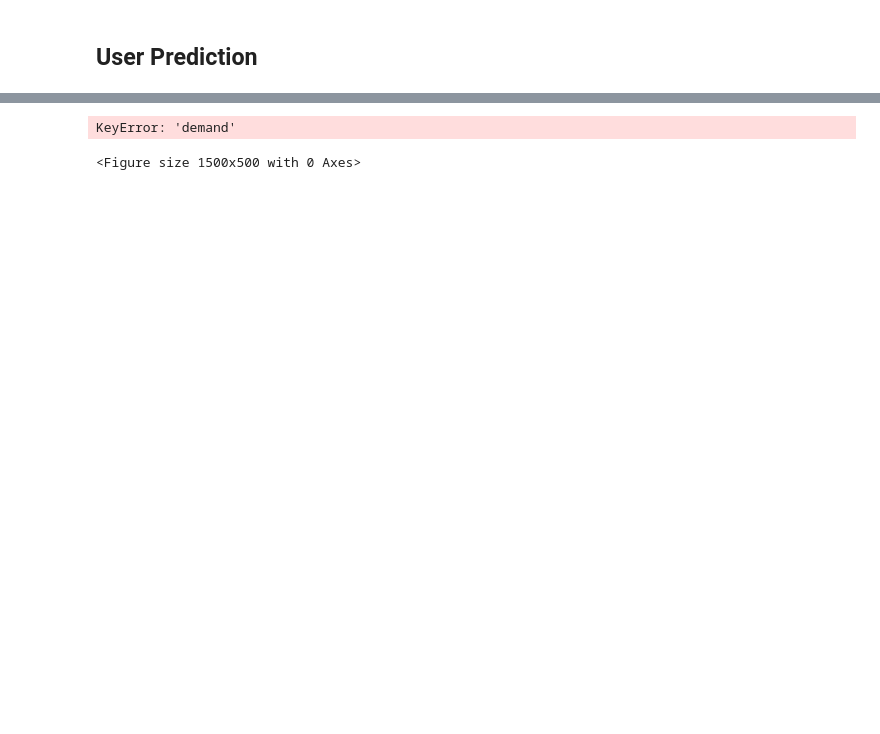
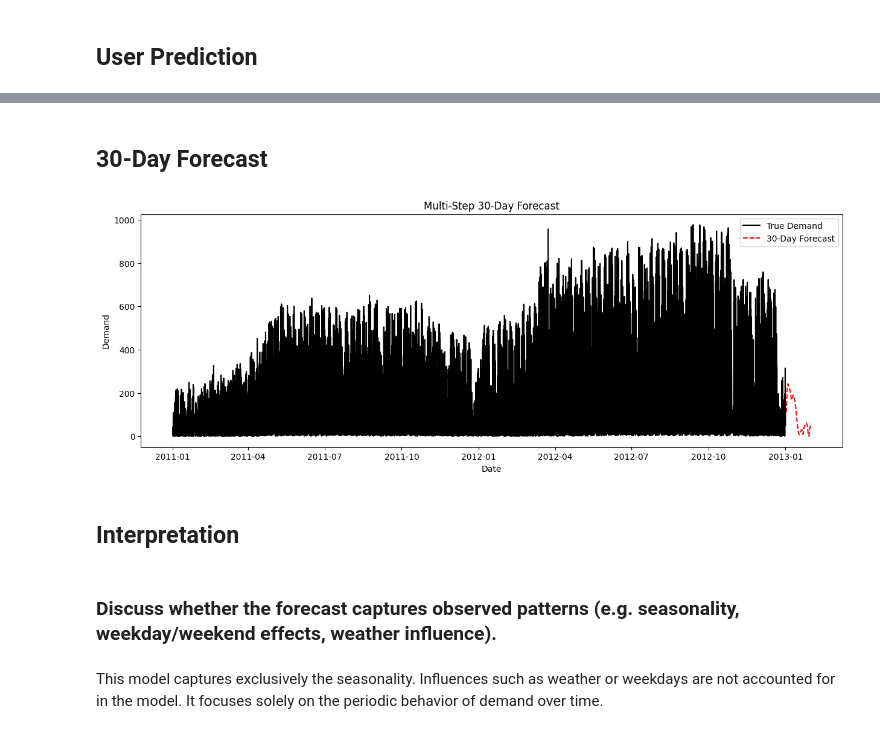
Before and after one commit to Vram10/final_ex, a Jupyter notebook: 7024745_Julian_van_Dyken.ipynb, the cells around one changed output, grey strips where cells are left out. Saved outputs shown, nothing was run; the diff lists cells and outputs as text; code cells hidden in the pictures; blank space fills up the shorter version.

```diff
--- a/7024745_Julian_van_Dyken.ipynb
+++ b/7024745_Julian_van_Dyken.ipynb
@@ -500,16 +651,18 @@ plt.show()
+# %% [markdown]
+## 30-Day Forecast
 # %%
+# --- Parameter ---
+forecast_horizon = 30  # 30 Tage
+window = WINDOW        # Fenstergröße wie beim Training
+
+# Letzte bekannte Inputs (die letzten WINDOW Zeitschritte)
+last_X = X_feat[-window:].copy()  # Shape: (WINDOW, n_features)
 dates = df['datetime']
-
-forecast_horizon = 30
-window = WINDOW  # wie beim Training
-
-# letzte bekannten Inputs (die letzten WINDOW Zeitschritte)
-last_X = X_feat[-window:].copy()  # Shape: (WINDOW, n_features)
 
 multi_step_preds = []
 
 for step in range(forecast_horizon):
-    # LSTM erwartet Shape (1, WINDOW, features)
+    # LSTM erwartet Input Shape (1, WINDOW, n_features)
     input_X = last_X.reshape(1, window, last_X.shape[1])
 
     # Vorhersage
@@ -517,12 +670,16 @@ for step in range(forecast_horizon):
 
     # Rückskalierung auf Originalwerte
     pred = pred_norm[0,0] * y_std + y_mean
+
+    # Negative Vorhersagen auf 0 setzen
+    pred = max(pred, 0)
+
     multi_step_preds.append(pred)
 
-    # Update last_X für nächsten Schritt
-    # Neue Features generieren
-    new_t = last_X[-1, 0] + 1
-    new_datetime = dates.iloc[-1] + pd.Timedelta(hours=step+1)
+    # --- Neue Features für nächsten Tag ---
+    new_t = last_X[-1, 0] + 1  # fortlaufende Zeitvariable
+    new_datetime = dates.iloc[-1] + pd.Timedelta(days=step+1)
+
     new_features = np.array([
         new_t,
         new_datetime.dayofweek,
@@ -531,27 +688,34 @@ for step in range(forecast_horizon):
         int(new_datetime.dayofweek >= 5)
     ])
 
-    # Normierung wie beim Training (X_mean/X_std)
-    new_features_norm = (new_features - X_mean[0,0]) / X_std[0,0]  # ggf. alle Features normalisieren
+    # Normalisierung wie beim Training (für alle Features)
+    new_features_norm = (new_features - X_mean) / X_std
 
-    # append neuen Schritt und verschiebe Fenster
-    last_X = np.vstack([last_X[1:], new_features])
+    # Update last_X für nächsten Schritt
+    last_X = np.vstack([last_X[1:], new_features_norm.reshape(1, -1)])
 
-
-
-import matplotlib.pyplot as plt
-
-# Vollständige Historie + Forecast
-plt.figure(figsize=(15,5))
-plt.plot(df['datetime'], df['target'], label="True Demand", color="black")
-forecast_dates = pd.date_range(start=df['datetime'].iloc[-1]+pd.Timedelta(hours=1), periods=forecast_horizon, freq='H')
-plt.plot(forecast_dates, multi_step_preds, label="30-step Forecast", color="blue", linestyle="--")
-
-plt.xlabel("Time")
-plt.ylabel("Demand")
-plt.title("Multi-step 30-Day Forecast")
-plt.legend()
-plt.show()
+# --- Forecast-Daten für Plot ---
+forecast_dates = pd.date_range(
+    start=df['datetime'].iloc[-1] + pd.Timedelta(days=1),
+    periods=forecast_horizon,
+    freq='D'
+)
-# %% [output]
-KeyError: 'demand'
-<Figure size 1500x500 with 0 Axes>
+# %%
+# --- Plot ---
+plt.figure(figsize=(15,5))
+plt.plot(df['datetime'], df['target'], label="True Demand", color="black")
+plt.plot(forecast_dates, multi_step_preds, label="30-Day Forecast", color="red", linestyle="--")
+
+plt.xlabel("Date")
+plt.ylabel("Demand")
+plt.title("Multi-Step 30-Day Forecast")
+plt.legend()
+plt.show()
+# %% [output]
+[figure, added]
+# %% [markdown]
+## Interpretation
+# %% [markdown]
+### Discuss whether the forecast captures observed patterns (e.g. seasonality, weekday/weekend effects, weather influence).
+# %% [markdown]
+This model captures exclusively the seasonality. Influences such as weather or weekdays are not accounted for in the model. It focuses solely on the periodic behavior of demand over time.
```
Also changed, not shown: parts of 22 cells of this notebook.
